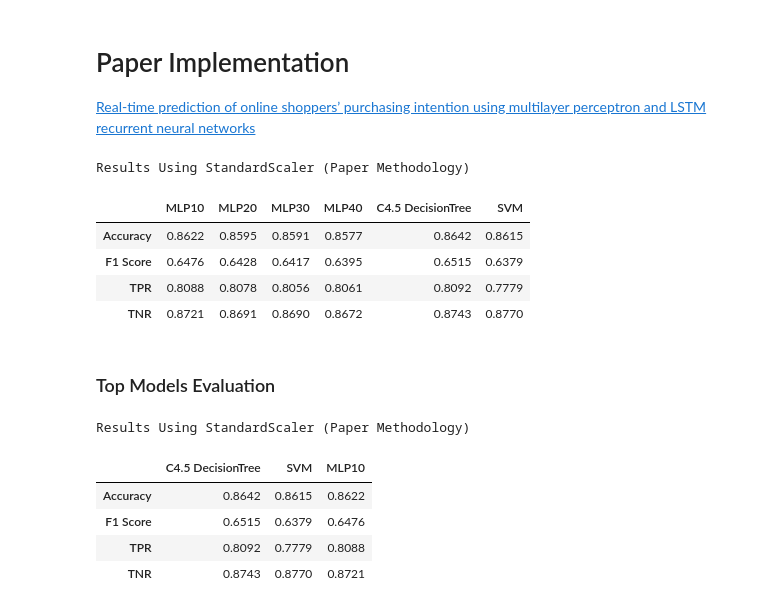
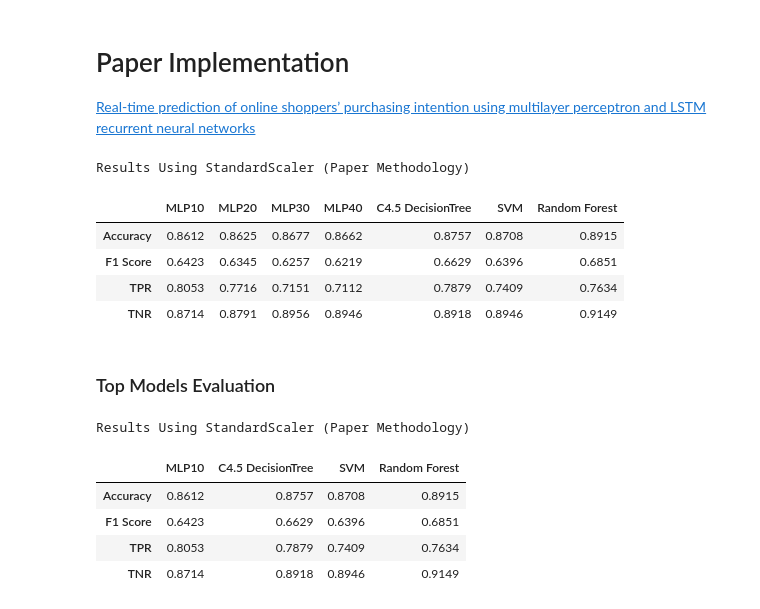
Before and after one commit to Engelbert107/Online-Shoppers-Purchase-Prediction, a Jupyter notebook: notebook/notebook_ospi-moai.ipynb, the cells around one changed output. Saved outputs shown, nothing was run; the diff lists cells and outputs as text; code cells hidden in the pictures.

```diff
--- a/notebook/notebook_ospi-moai.ipynb
+++ b/notebook/notebook_ospi-moai.ipynb
@@ -1436,13 +1434,14 @@ param_distributions = {
     "model__C": uniform(0.01, 10),
 }
 
+cv = StratifiedKFold(n_splits=3, shuffle=True, random_state=25)
 
 search_logr = RandomizedSearchCV(
     estimator=logr_pipeline,
     param_distributions=param_distributions,
     n_iter=25,
     scoring="roc_auc",
-    cv=3,
+    cv=cv,
     n_jobs=-1,
     random_state=25,
     verbose=1
@@ -1656,10 +1708,12 @@ weighted avg       0.89      0.88      0.88      3662
 # Hyperparameter distributions
 param_dist_rf = {
     "mrmr__n_features": randint(10, 40),
-    "model__n_estimators": randint(50, 300),
-    "model__max_depth": randint(3, 20),
-    "model__min_samples_split": randint(2, 20),
-    "model__min_samples_leaf": randint(1, 10)
+    "model__n_estimators": randint(200, 800),
+    "model__max_depth": [None] + list(range(5, 40)),
+    "model__min_samples_split": randint(2, 25),
+    "model__min_samples_leaf": randint(1, 20),
+    "model__max_features": ["sqrt", "log2", None],
+    "model__class_weight": [None,  "balanced", "balanced_subsample"]
 }
 
 cv = StratifiedKFold(n_splits=5, shuffle=True, random_state=25)
@@ -1806,9 +1868,9 @@ dt = DecisionTreeClassifier(criterion="entropy",max_depth=5,
 
 svm = SVC( kernel="rbf", probability=True, random_state=25)
 
-rf = RandomForestClassifier(n_estimators=245, max_depth=15, min_samples_split=11,
-                            min_samples_leaf=9, min_weight_fraction_leaf=0.0,
-                            n_jobs=-1, random_state=25)
+rf = RandomForestClassifier(n_estimators=671, max_depth=20, min_samples_split=24,
+                            min_samples_leaf=5, max_features='sqrt',
+                            class_weight=None, n_jobs=-1, random_state=25)
 # %%
 # Pipelines
 
@@ -1822,7 +1884,7 @@ pipelines_mlp = {
 pipelines_dtsvm = {
     "C4.5 DecisionTree": Pipeline([("prep", preprocessor), ("mrmr", MRMRSelector(n_features=32)), ("smote", SMOTE(random_state=25)), ("clf", dt)]),
     "SVM": Pipeline([("prep", preprocessor), ("mrmr", MRMRSelector(n_features=32)), ("smote", SMOTE(random_state=25)), ("clf", svm)]),
-    "Random Forest": Pipeline([("prep", preprocessor), ("mrmr", MRMRSelector(n_features=37)), ("smote", SMOTE(random_state=25)), ("clf", rf)])
+    "Random Forest": Pipeline([("prep", preprocessor), ("mrmr", MRMRSelector(n_features=39)), ("smote", SMOTE(random_state=25)), ("clf", rf)])
 }
 # %%
 """ 100 repeated experiments - MLP 10-40 Neurons """
@@ -1905,42 +1967,42 @@ paper_standard_df = (
 paper_standard_df
 # %% [output]
 Results Using StandardScaler (Paper Methodology)
-|  | MLP10 | MLP20 | MLP30 | MLP40 | C4.5 DecisionTree | SVM |
-| Accuracy | 0.8622 | 0.8595 | 0.8591 | 0.8577 | 0.8642 | 0.8615 |
-| F1 Score | 0.6476 | 0.6428 | 0.6417 | 0.6395 | 0.6515 | 0.6379 |
-| TPR | 0.8088 | 0.8078 | 0.8056 | 0.8061 | 0.8092 | 0.7779 |
-| TNR | 0.8721 | 0.8691 | 0.8690 | 0.8672 | 0.8743 | 0.8770 |
+|  | MLP10 | MLP20 | MLP30 | MLP40 | C4.5 DecisionTree | SVM | Random Forest |
+| Accuracy | 0.8612 | 0.8625 | 0.8677 | 0.8662 | 0.8757 | 0.8708 | 0.8915 |
+| F1 Score | 0.6423 | 0.6345 | 0.6257 | 0.6219 | 0.6629 | 0.6396 | 0.6851 |
+| TPR | 0.8053 | 0.7716 | 0.7151 | 0.7112 | 0.7879 | 0.7409 | 0.7634 |
+| TNR | 0.8714 | 0.8791 | 0.8956 | 0.8946 | 0.8918 | 0.8946 | 0.9149 |
 # %% [markdown]
 ### Top Models Evaluation
 # %%
 # Models of interest using StandardScaler
 metrics = {
     "Accuracy": 0,
     "F1 Score": 1,
     "TPR": 2,
     "TNR": 3
 }
 
-models_of_interest = df_summary[["C4.5 DecisionTree", "SVM", "MLP10"]]
+models_of_interest = df_summary[["MLP10", "C4.5 DecisionTree", "SVM", "Random Forest"]]
 
 models_of_interest = (
     models_of_interest.style
         .highlight_max(axis=1, color="green")
         .format("{:.4f}")
         .set_caption("Results Using StandardScaler (Paper Methodology)")
         .set_table_styles([
             {"selector": "caption",
              "props": [("font-size", "18px"),
                        ("font-weight", "bold"),
                        ("text-align", "center")]}
         ])
 )
 
 models_of_interest
 # %% [output]
 Results Using StandardScaler (Paper Methodology)
-|  | C4.5 DecisionTree | SVM | MLP10 |
-| Accuracy | 0.8642 | 0.8615 | 0.8622 |
-| F1 Score | 0.6515 | 0.6379 | 0.6476 |
-| TPR | 0.8092 | 0.7779 | 0.8088 |
-| TNR | 0.8743 | 0.8770 | 0.8721 |
+|  | MLP10 | C4.5 DecisionTree | SVM | Random Forest |
+| Accuracy | 0.8612 | 0.8757 | 0.8708 | 0.8915 |
+| F1 Score | 0.6423 | 0.6629 | 0.6396 | 0.6851 |
+| TPR | 0.8053 | 0.7879 | 0.7409 | 0.7634 |
+| TNR | 0.8714 | 0.8918 | 0.8946 | 0.9149 |
```
Also changed, not shown: parts of 16 cells of this notebook.
